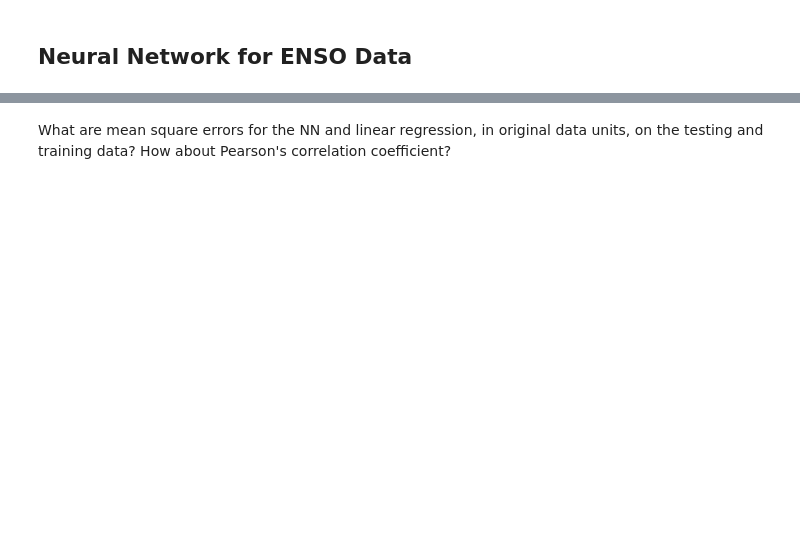
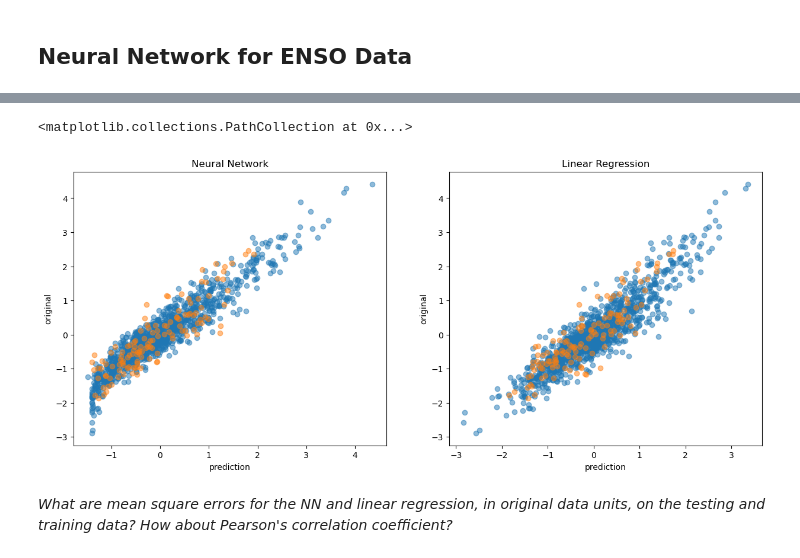
Before and after one commit to QuentinRauschenbach/Deep_Learning, a Jupyter notebook: excersise/EX03 - neural networks.ipynb, the cells around one changed output, grey strips where cells are left out. Cells and saved outputs as stored; diff of their text form; code cells hidden in the pictures; blank space fills up the shorter version.

```diff
--- a/excersise/EX03 - neural networks.ipynb
+++ b/excersise/EX03 - neural networks.ipynb
@@ -327,0 +384,6 @@ plt.plot(Loss)
+# %%
+def Forward(x, weights, biases):
+    h1   = torch.maximum(torch.zeros(1),torch.mm(weights[0].float(),x.T.float()) + biases[0])
+    h2   = torch.maximum(torch.zeros(1),torch.mm(weights[1],h1) + biases[1])
+    yhat = torch.mm(weights[2],h2) + biases[2]
+    return yhat.detach().numpy()
@@ -330,2 +419,25 @@ Now plot the target ENSO 3.4 index values $y$ against the predictions from the l
+# %%
+yhat_train = Forward(xt_train, weights, biases)
+yhat_test = Forward(xt_test, weights, biases)
+yhat_lin_train = np.dot(beta,torch.cat((xt_train,torch.ones(xt_train.shape[0], 1) ), 1).detach().numpy().T)
+yhat_lin_test = np.dot(beta,torch.cat((xt_test,torch.ones(xt_test.shape[0], 1) ), 1).detach().numpy().T)
+
+plt.figure(figsize=(7.5*2,6))
+plt.subplot(121)
+plt.title("Neural Network")
+plt.xlabel("prediction")
+plt.ylabel("original")
+plt.scatter(yhat_train,yt_train.detach().numpy(),label="training",alpha=0.5)
+plt.scatter(yhat_test,yt_test.detach().numpy(),label="testing",alpha=0.5)
+
+plt.subplot(122)
+plt.title("Linear Regression")
+plt.xlabel("prediction")
+plt.ylabel("original")
+plt.scatter(yhat_lin_train,yt_train.detach().numpy(),label="training",alpha=0.5)
+plt.scatter(yhat_lin_test,yt_test.detach().numpy(),label="testing",alpha=0.5)
+# %% [output]
+<matplotlib.collections.PathCollection at 0x...>
+[figure, added]
 # %% [markdown]
-What are mean square errors for the NN and linear regression, in original data units, on the testing and training data? How about Pearson's correlation coefficient?
+*What are mean square errors for the NN and linear regression, in original data units, on the testing and training data? How about Pearson's correlation coefficient?*
```
Also changed, not shown: parts of 51 cells of this notebook, 8 other files.
